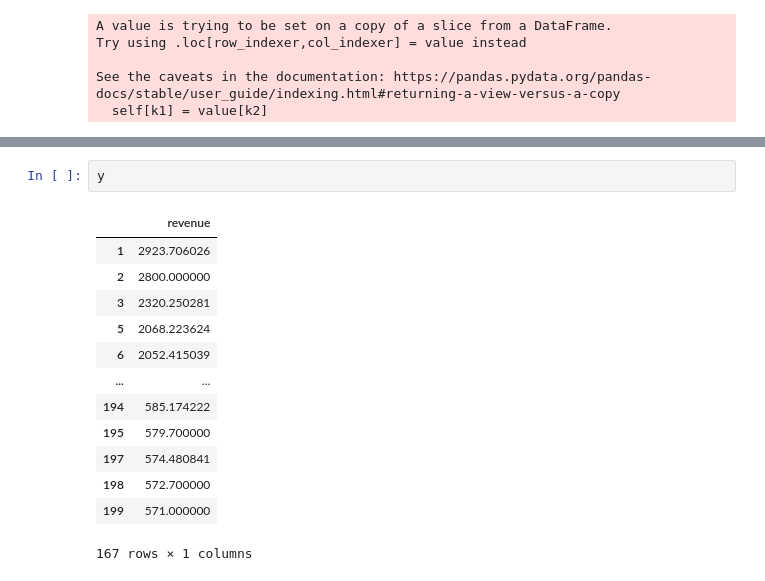
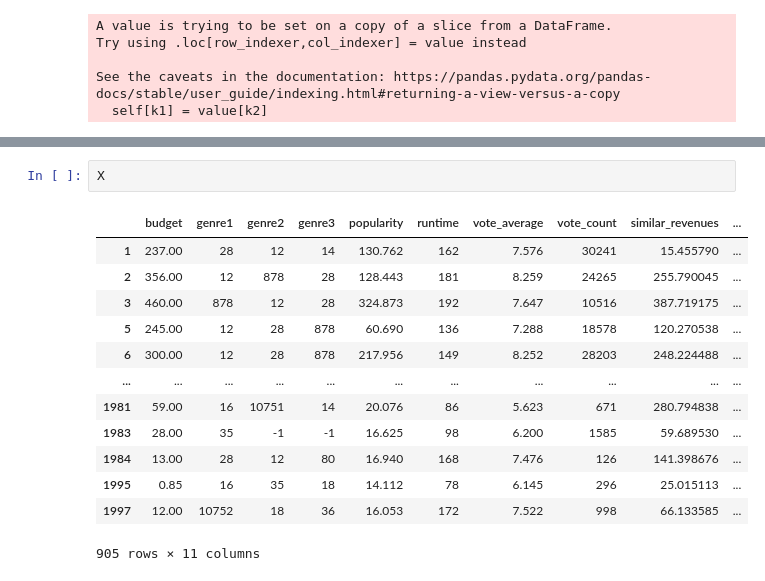
Before and after one commit to Seyoooo/SMLproject, a Jupyter notebook: second_training.ipynb, the cells around one changed output, grey strips where cells are left out. Cells and saved outputs as stored; diff of their text form.

```diff
--- a/second_training.ipynb
+++ b/second_training.ipynb
@@ -94,19 +114,19 @@ X['similar_revenues'].max()
-# %%
-y
-# %% [output]
-|  | revenue |
-| 1 | 2923.706026 |
-| 2 | 2800.000000 |
-| 3 | 2320.250281 |
-| 5 | 2068.223624 |
-| 6 | 2052.415039 |
-| ... | ... |
-| 194 | 585.174222 |
-| 195 | 579.700000 |
-| 197 | 574.480841 |
-| 198 | 572.700000 |
-| 199 | 571.000000 |
-167 rows × 1 columns
+# %%
+X
+# %% [output]
+|  | budget | genre1 | genre2 | genre3 | popularity | runtime | vote_average | vote_count | similar_revenues | ... |
+| 1 | 237.00 | 28 | 12 | 14 | 130.762 | 162 | 7.576 | 30241 | 15.455790 | ... |
+| 2 | 356.00 | 12 | 878 | 28 | 128.443 | 181 | 8.259 | 24265 | 255.790045 | ... |
+| 3 | 460.00 | 878 | 12 | 28 | 324.873 | 192 | 7.647 | 10516 | 387.719175 | ... |
+| 5 | 245.00 | 12 | 28 | 878 | 60.690 | 136 | 7.288 | 18578 | 120.270538 | ... |
+| 6 | 300.00 | 12 | 28 | 878 | 217.956 | 149 | 8.252 | 28203 | 248.224488 | ... |
+| ... | ... | ... | ... | ... | ... | ... | ... | ... | ... | ... |
+| 1981 | 59.00 | 16 | 10751 | 14 | 20.076 | 86 | 5.623 | 671 | 280.794838 | ... |
+| 1983 | 28.00 | 35 | -1 | -1 | 16.625 | 98 | 6.200 | 1585 | 59.689530 | ... |
+| 1984 | 13.00 | 28 | 12 | 80 | 16.940 | 168 | 7.476 | 126 | 141.398676 | ... |
+| 1995 | 0.85 | 16 | 35 | 18 | 14.112 | 78 | 6.145 | 296 | 25.015113 | ... |
+| 1997 | 12.00 | 10752 | 18 | 36 | 16.053 | 172 | 7.522 | 998 | 66.133585 | ... |
+905 rows × 11 columns
 # %%
 model = KNeighborsRegressor(n_neighbors= 10)
 # model = RadiusNeighborsRegressor(radius= 10)
```
Also changed, not shown: parts of 10 cells of this notebook, 1 other file.
